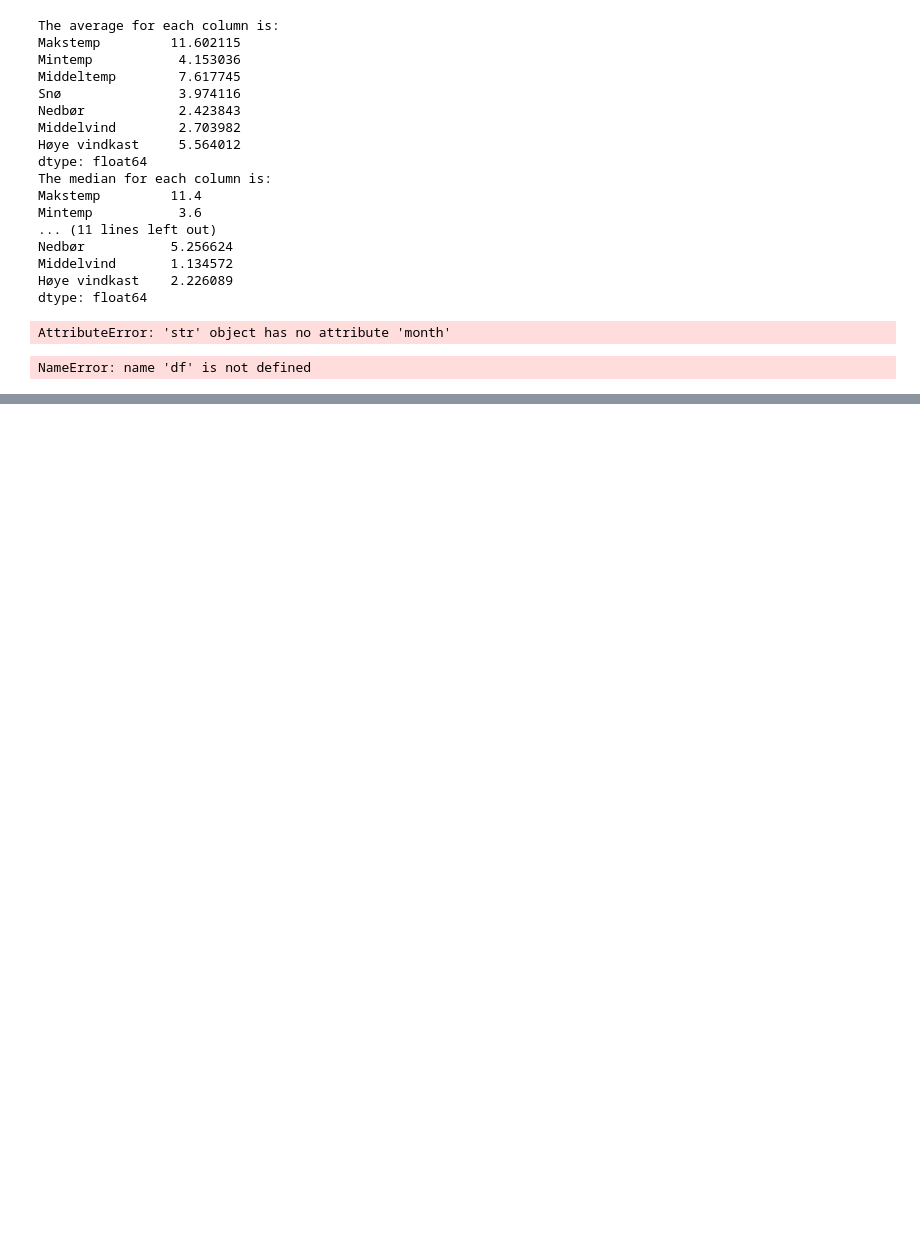
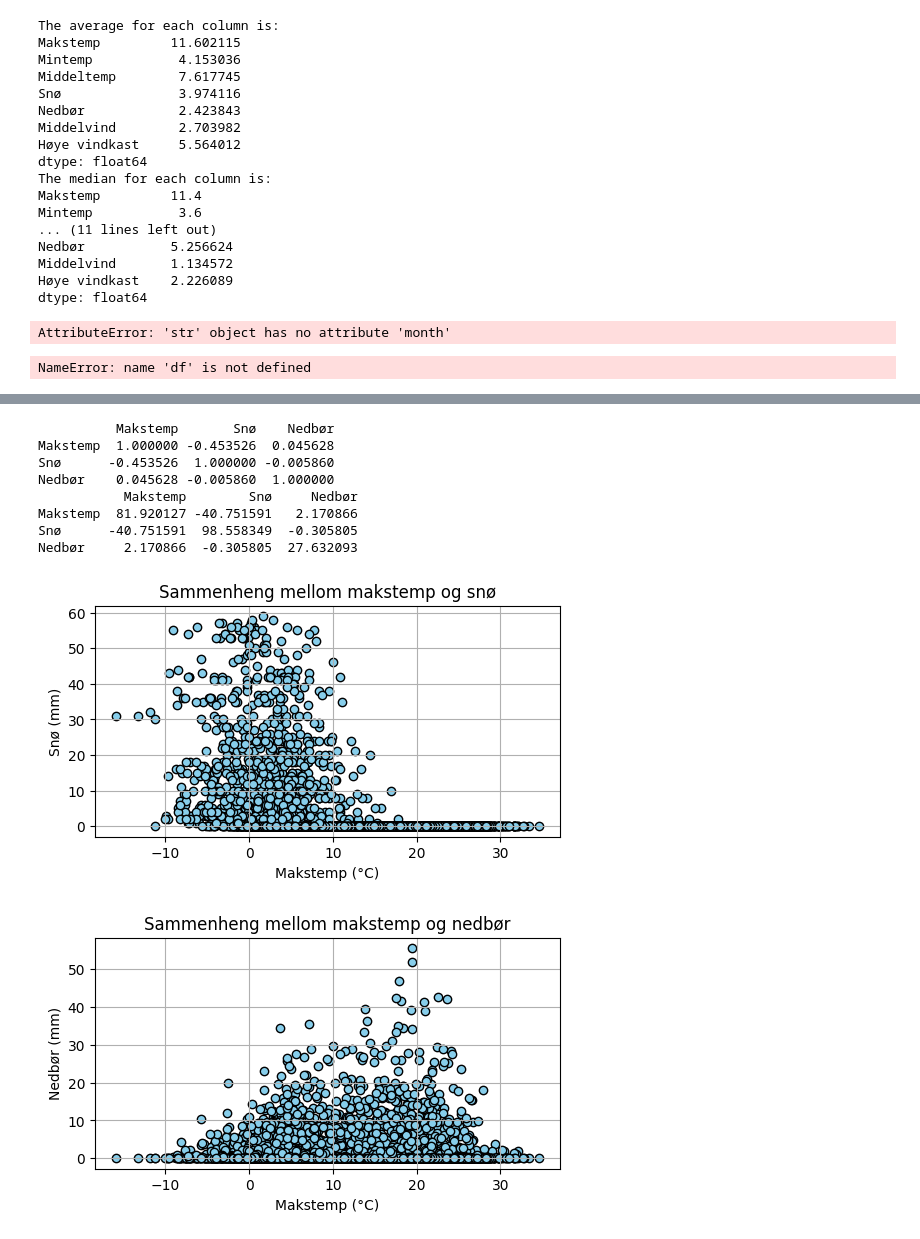
Before and after one commit to livemols/Miljo_dataanalyse_applikasjon, a Jupyter notebook: notebooks/data_analysis.ipynb, the cells around one changed output, grey strips where cells are left out. Drawn from its saved outputs; the diff is of its cells as text; code cells hidden in the pictures; blank space fills up the shorter version.

Commit message:
Finished data analysis but missing unittest

```diff
--- a/notebooks/data_analysis.ipynb
+++ b/notebooks/data_analysis.ipynb
@@ -107,0 +117,23 @@ NameError: name 'df' is not defined
+# %%
+import pandas as pd
+import numpy as np
+import os
+import sys
+
+sys.path.insert(0, os.path.abspath(os.path.join(os.getcwd(), '../src')))
+
+original_file = "blindern_data_cleaning.csv"
+data_path = os.path.join(os.getcwd(),"..", "data")
+original_path = os.path.join(data_path, original_file)
+df = pd.read_csv(original_path, delimiter=";")
+
+from modelling.data_analysis import DataAnalysis
+
+import json
+
+bins_path = os.path.join(os.getcwd(), "..", "data", "bins.json")
+with open(bins_path, "r", encoding="utf-8") as f:
+    bin_defs = json.load(f)
+
+
+da = DataAnalysis(df, 'Makstemp', ['Snø', 'Nedbør'], {"Middelvind": 20.8,"Nedbør": 20.0}, bin_defs)
@@ -107,0 +145,16 @@ NameError: name 'df' is not defined
+# %%
+print(df[['Makstemp','Snø','Nedbør']].corr())
+print(df[['Makstemp','Snø','Nedbør']].cov())
+
+da.scatterplot()
+# %% [output]
+          Makstemp       Snø    Nedbør
+Makstemp  1.000000 -0.453526  0.045628
+Snø      -0.453526  1.000000 -0.005860
+Nedbør    0.045628 -0.005860  1.000000
+           Makstemp        Snø     Nedbør
+Makstemp  81.920127 -40.751591   2.170866
+Snø      -40.751591  98.558349  -0.305805
+Nedbør     2.170866  -0.305805  27.632093
+[figure, added]
+[figure, added]
```
Also changed, not shown: parts of 8 cells of this notebook, 4 other files.
